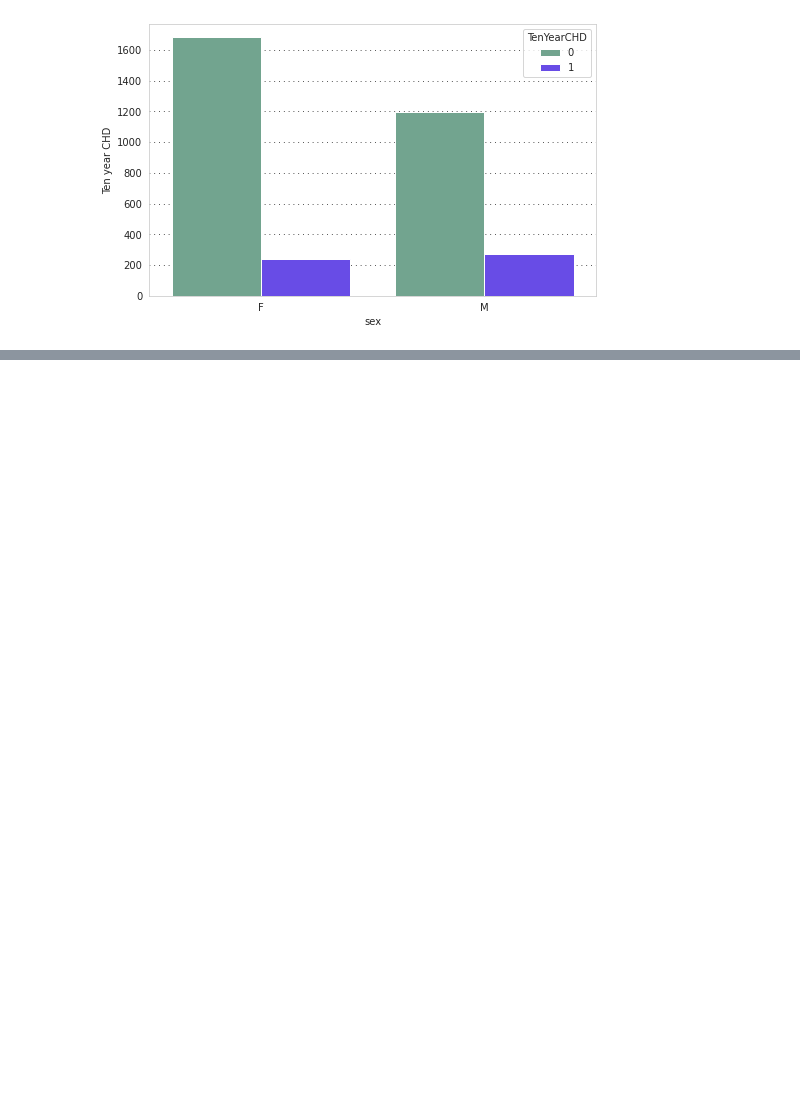
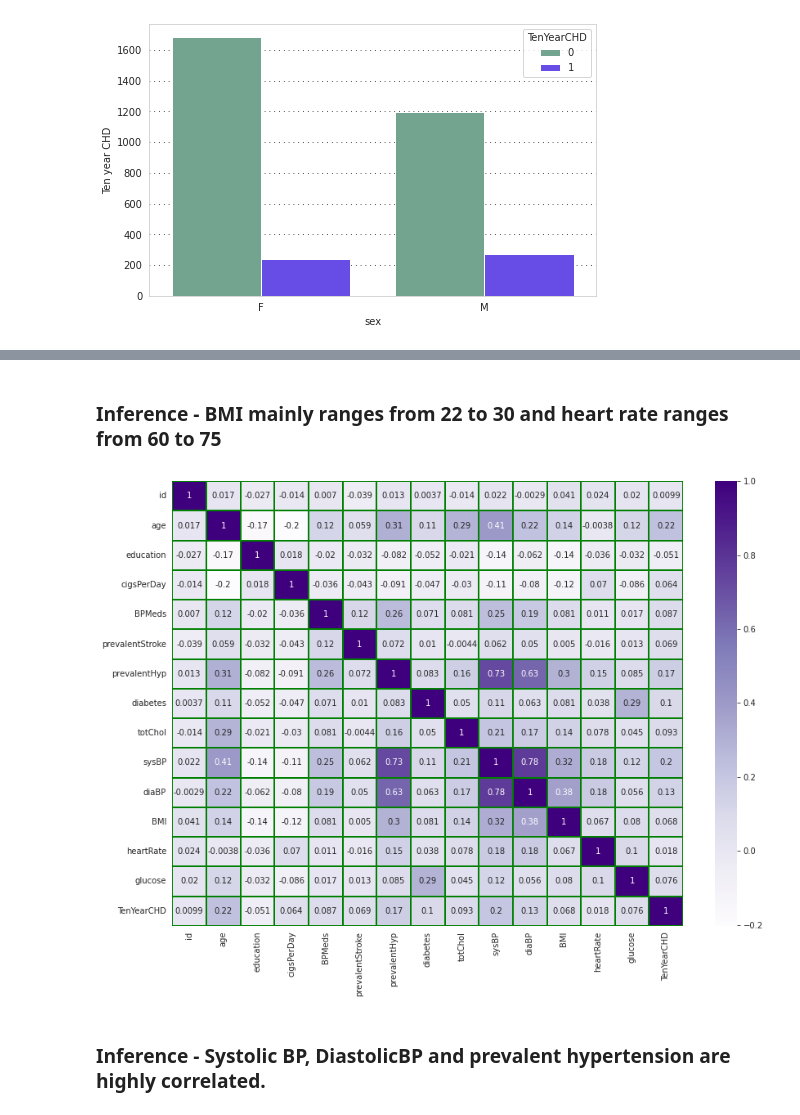
Before and after one commit to Jahnavi-Jaolekar/Cardiovascular-Risk-Prediction, a Jupyter notebook: Cardiovascular_Risk_Prediction.ipynb, the cells around one changed output, grey strips where cells are left out. Drawn from its saved outputs; the diff is of its cells as text; code cells hidden in the pictures; blank space fills up the shorter version.

```diff
--- a/Cardiovascular_Risk_Prediction.ipynb
+++ b/Cardiovascular_Risk_Prediction.ipynb
@@ -387,0 +424,11 @@ sns.boxplot(crp_df['glucose'],palette='autumn', ax=ax[2,1])
+# %% [markdown]
+### Inference - BMI mainly ranges from 22 to 30 and heart rate ranges from 60 to 75
+# %%
+# Checking correlation of the data
+plt.figure(figsize = (14, 10))
+sns.heatmap(crp_df.corr(), cmap='Purples',annot=True, linecolor='Green', linewidths=1.0)
+plt.show()
+# %% [output]
+[figure, added]
+# %% [markdown]
+### Inference - Systolic BP, DiastolicBP and prevalent hypertension are highly correlated.
```
Also changed, not shown: parts of 40 cells of this notebook.
